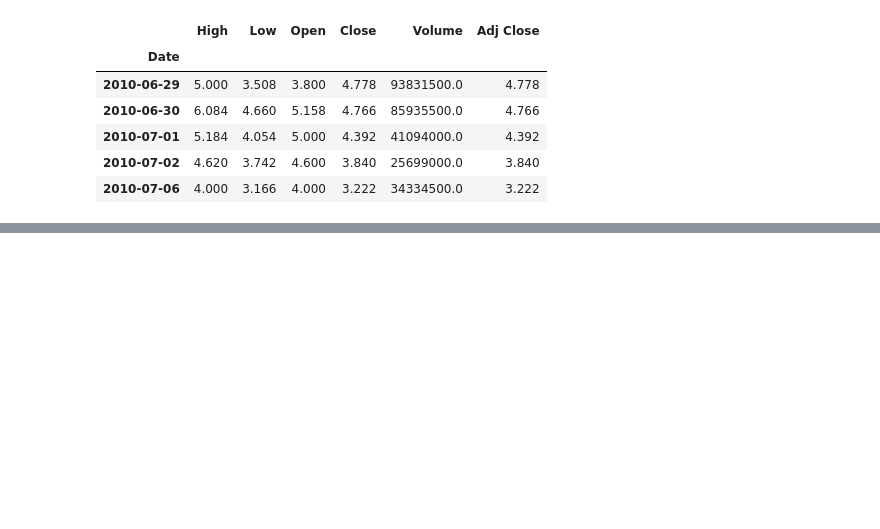
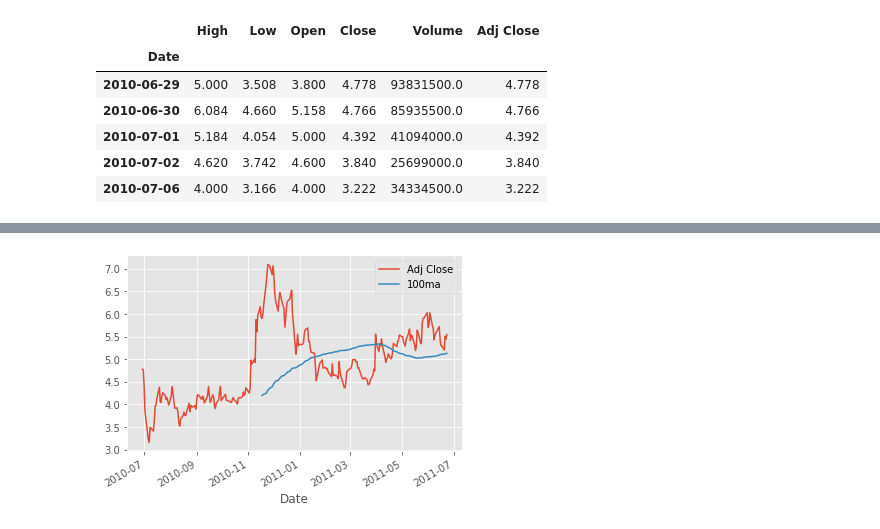
Before and after one commit to AbhinavRobinson/py-fin-ml, a Jupyter notebook: main.ipynb, the cells around one changed output, grey strips where cells are left out. Drawn from its saved outputs; the diff is of its cells as text; code cells hidden in the pictures; blank space fills up the shorter version.

Commit message:
(feat): add rolling avg

```diff
--- a/main.ipynb
+++ b/main.ipynb
@@ -22,0 +28,6 @@ df.head()
+# %%
+df['100ma'] = df['Adj Close'].rolling(100).mean()
+df[['Adj Close', '100ma']].head(250).plot()
+plt.show()
+# %% [output]
+[figure, added]
```
Also changed, not shown: parts of 1 cell of this notebook.
